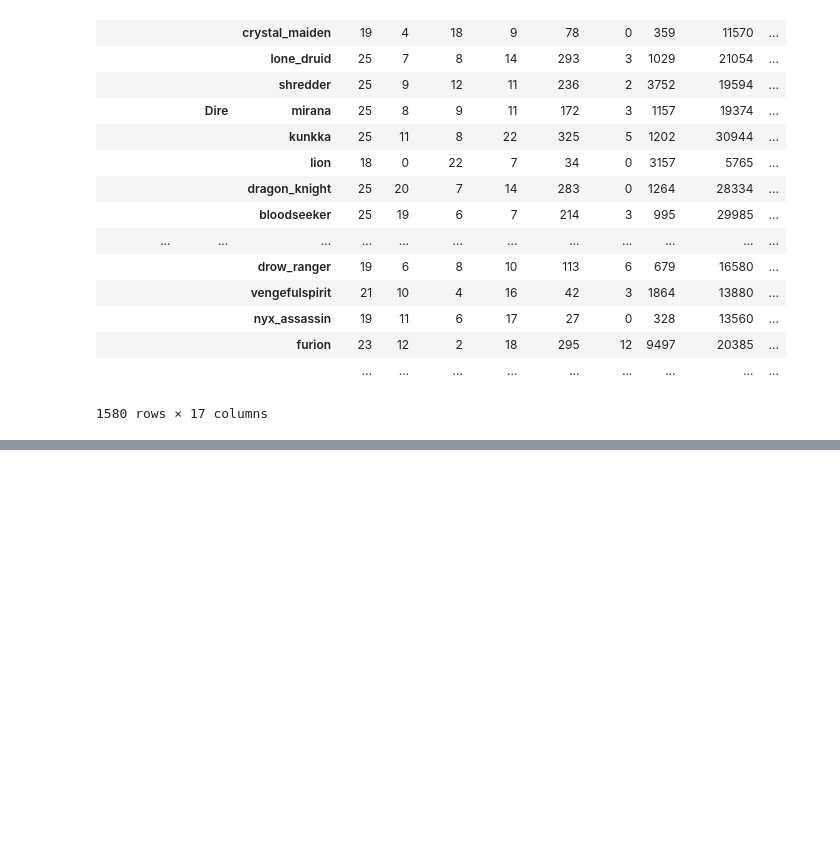
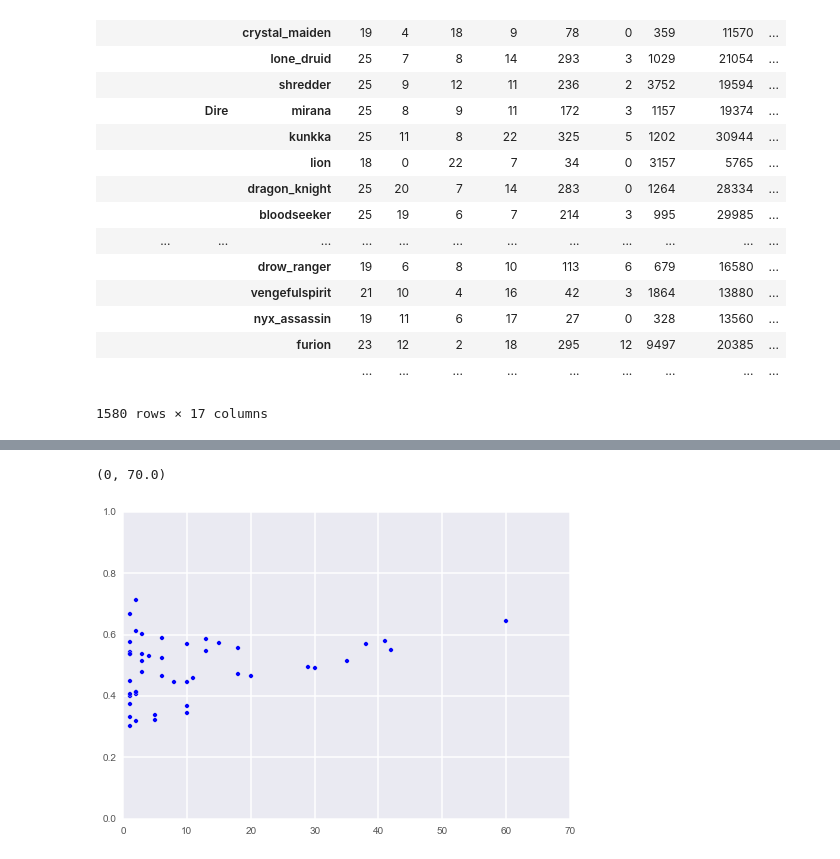
Before and after one commit to TomAugspurger/dota, a Jupyter notebook: examples/basics.ipynb, the cells around one changed output, grey strips where cells are left out. Cells and saved outputs as stored; diff of their text form; code cells hidden in the pictures; blank space fills up the shorter version.

```diff
--- a/examples/basics.ipynb
+++ b/examples/basics.ipynb
@@ -202,0 +213,9 @@ df
+# %%
+idx = hero_counts.index & win_pct.index
+fig, ax = plt.subplots()
+ax.scatter(hero_counts[idx], win_pct[idx])
+ax.set_ylim(0, 1)
+ax.set_xlim(0)
+# %% [output]
+(0, 70.0)
+[figure, added]
```
Also changed, not shown: parts of 7 cells of this notebook.
